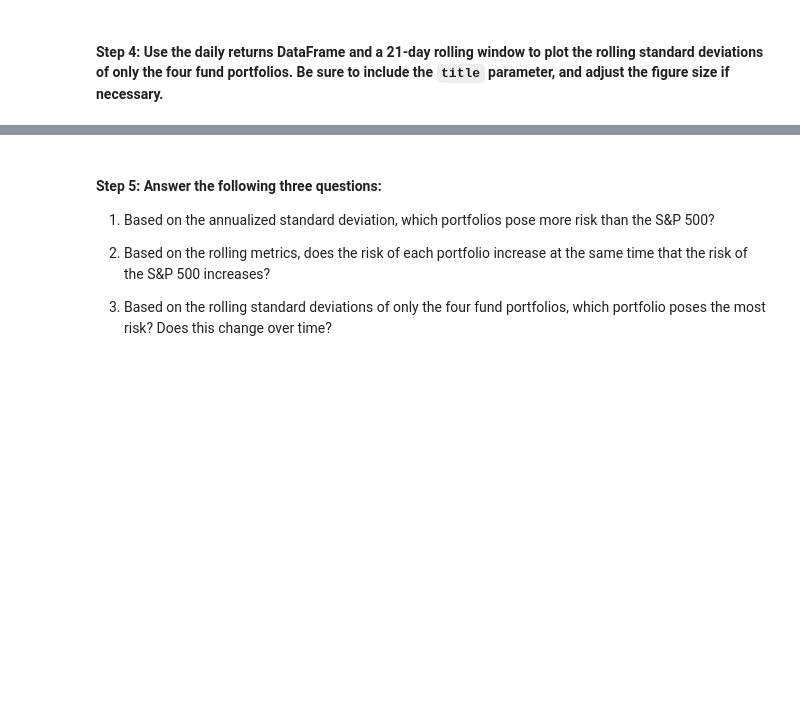
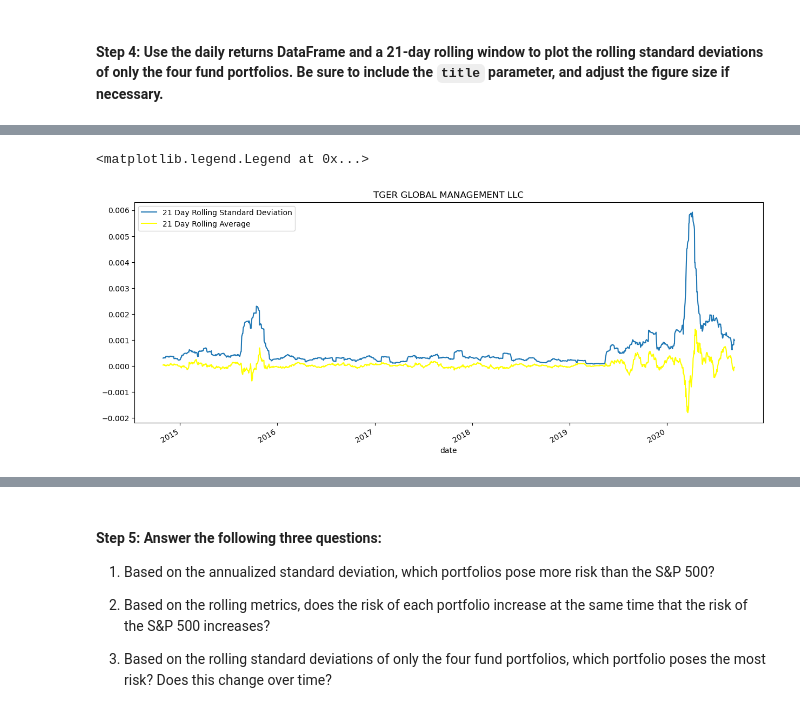
Before and after one commit to SkyRanger05/Module-Challenges, a Jupyter notebook: risk_return_analysis.ipynb, the cells around one changed output, grey strips where cells are left out. Drawn from its saved outputs; the diff is of its cells as text; code cells hidden in the pictures; blank space fills up the shorter version.

```diff
--- a/risk_return_analysis.ipynb
+++ b/risk_return_analysis.ipynb
@@ -544,0 +553,7 @@ sfm_df.rolling(window=21).std().plot()
+# %%
+ax = tgm_df.rolling(window=21).std().plot(title='TGER GLOBAL MANAGEMENT LLC', figsize=(15,6))
+tgm_df.rolling(window=21).mean().plot(ax=ax, color='yellow')
+ax.legend(["21 Day Rolling Standard Deviation", "21 Day Rolling Average"])
+# %% [output]
+<matplotlib.legend.Legend at 0x...>
+[figure, added]
```
Also changed, not shown: parts of 6 cells of this notebook.
